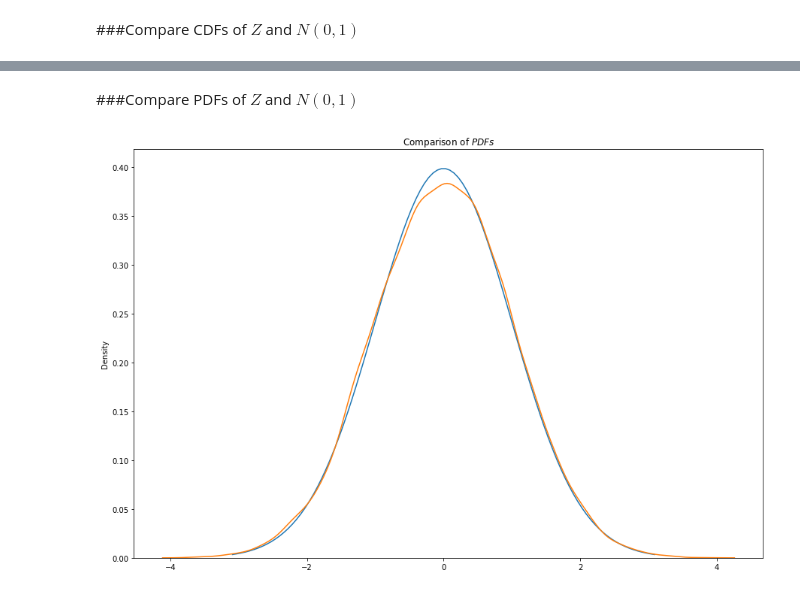
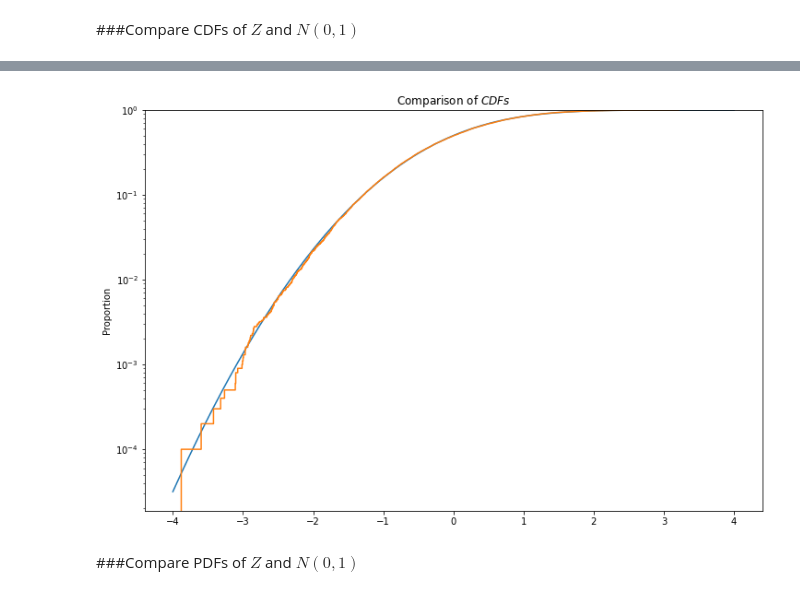
Before and after one commit to lukaszlaszczuk/computer-simulations-of-stochastic-processes, a Jupyter notebook: List1.ipynb, the cells around one changed output, grey strips where cells are left out. Saved outputs shown, nothing was run; the diff lists cells and outputs as text; code cells hidden in the pictures.

```diff
--- a/List1.ipynb
+++ b/List1.ipynb
@@ -39,10 +47,6 @@ plt.show()
+# %%
+cdf_comparison_log_scales = generate_comparison_plot(vect_z, 'CDF', -4, 4, 'log')
+# %% [output]
+[figure, added]
 # %% [markdown]
 ###Compare PDFs of $Z$ and $N(0,1)$
-# %%
-fig, ax = plt.subplots(figsize=(15,10))
-sns.lineplot(x=x, y=norm.pdf(x), ax=ax)
-sns.kdeplot(vect_z, ax=ax)
-plt.title('Comparison of $PDFs$')
-plt.show()
-# %% [output]
-[figure, removed]
```
Also changed, not shown: parts of 12 cells of this notebook.
